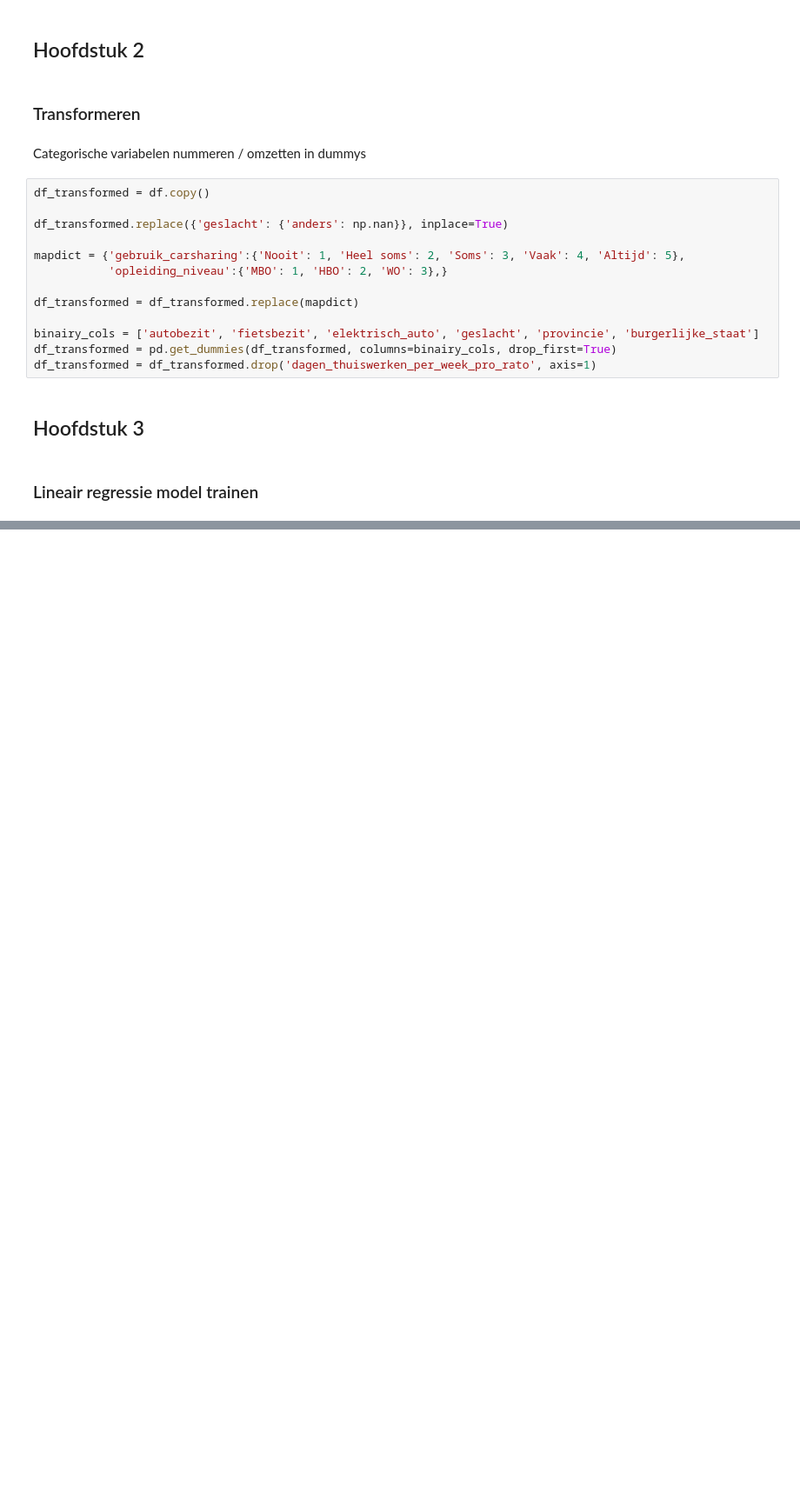
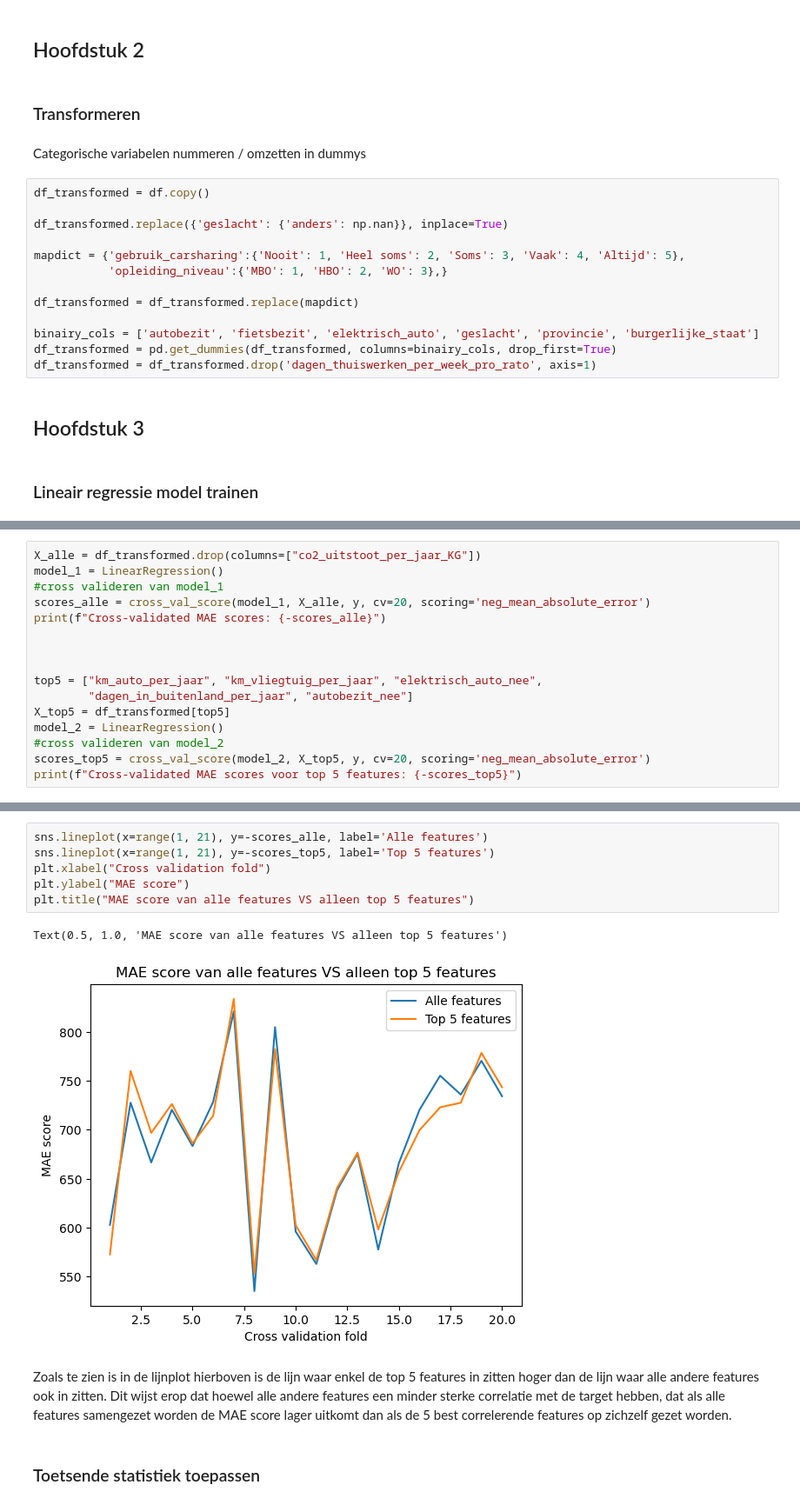
Before and after one commit to svenkr-6/Wiskunde_II_Portfolio, a Jupyter notebook: Wiskunde_II_Portfolio.ipynb, the cells around one changed output, grey strips where cells are left out. Shown at 87% size. Cells and saved outputs as stored; diff of their text form; blank space fills up the shorter version.

```diff
--- a/Wiskunde_II_Portfolio.ipynb
+++ b/Wiskunde_II_Portfolio.ipynb
@@ -216,0 +242,16 @@ Voorspelling: 1227.07 KG CO2 per jaar
+# %%
+X_alle = df_transformed.drop(columns=["co2_uitstoot_per_jaar_KG"])
+model_1 = LinearRegression()
+#cross valideren van model_1
+scores_alle = cross_val_score(model_1, X_alle, y, cv=20, scoring='neg_mean_absolute_error')
+print(f"Cross-validated MAE scores: {-scores_alle}")
+
+
+
+top5 = ["km_auto_per_jaar", "km_vliegtuig_per_jaar", "elektrisch_auto_nee",
+        "dagen_in_buitenland_per_jaar", "autobezit_nee"]
+X_top5 = df_transformed[top5]
+model_2 = LinearRegression()
+#cross valideren van model_2
+scores_top5 = cross_val_score(model_2, X_top5, y, cv=20, scoring='neg_mean_absolute_error')
+print(f"Cross-validated MAE scores voor top 5 features: {-scores_top5}")
@@ -216,0 +267,13 @@ Voorspelling: 1227.07 KG CO2 per jaar
+# %%
+sns.lineplot(x=range(1, 21), y=-scores_alle, label='Alle features')
+sns.lineplot(x=range(1, 21), y=-scores_top5, label='Top 5 features')
+plt.xlabel("Cross validation fold")
+plt.ylabel("MAE score")
+plt.title("MAE score van alle features VS alleen top 5 features")
+# %% [output]
+Text(0.5, 1.0, 'MAE score van alle features VS alleen top 5 features')
+[figure, added]
+# %% [markdown]
+Zoals te zien is in de lijnplot hierboven is de lijn waar enkel de top 5 features in zitten hoger dan de lijn waar alle andere features ook in zitten. Dit wijst erop dat hoewel alle andere features een minder sterke correlatie met de target hebben, dat als alle features samengezet worden de MAE score lager uitkomt dan als de 5 best correlerende features op zichzelf gezet worden.
+# %% [markdown]
+### Toetsende statistiek toepassen
```
Also changed, not shown: parts of 13 cells of this notebook.
